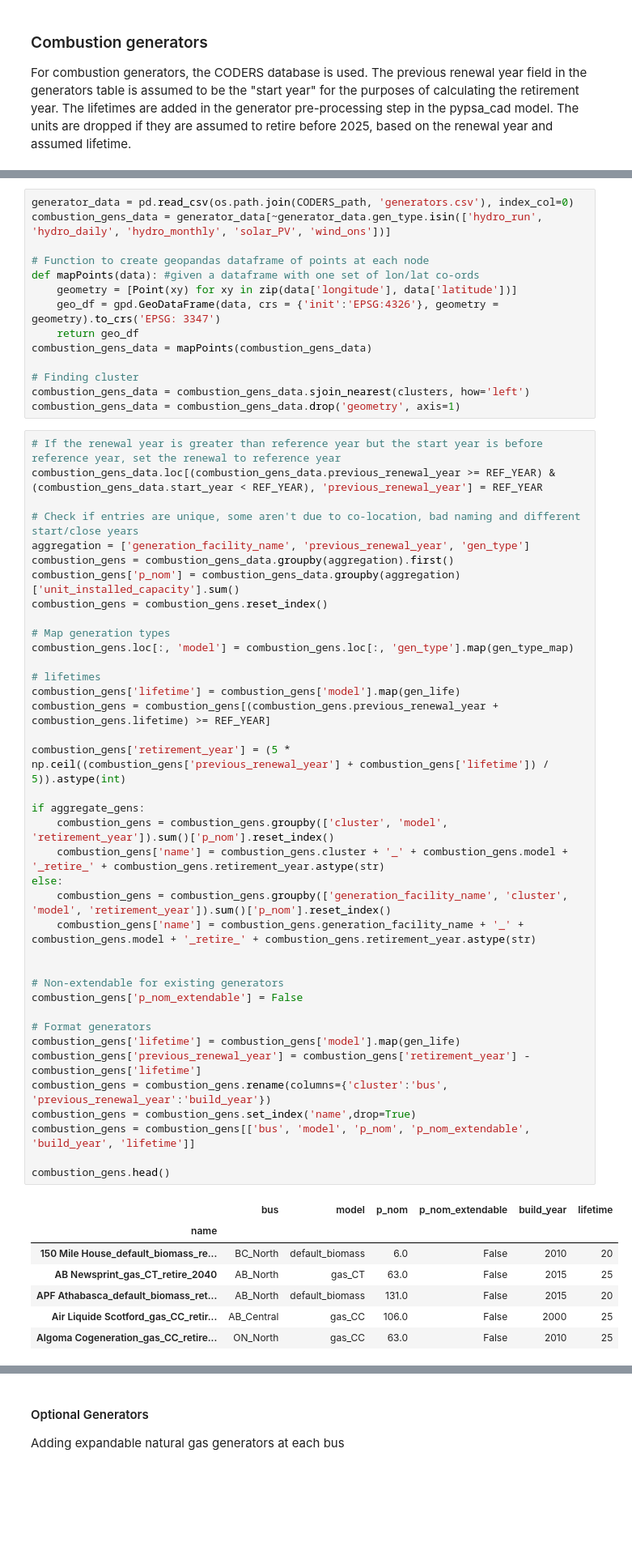
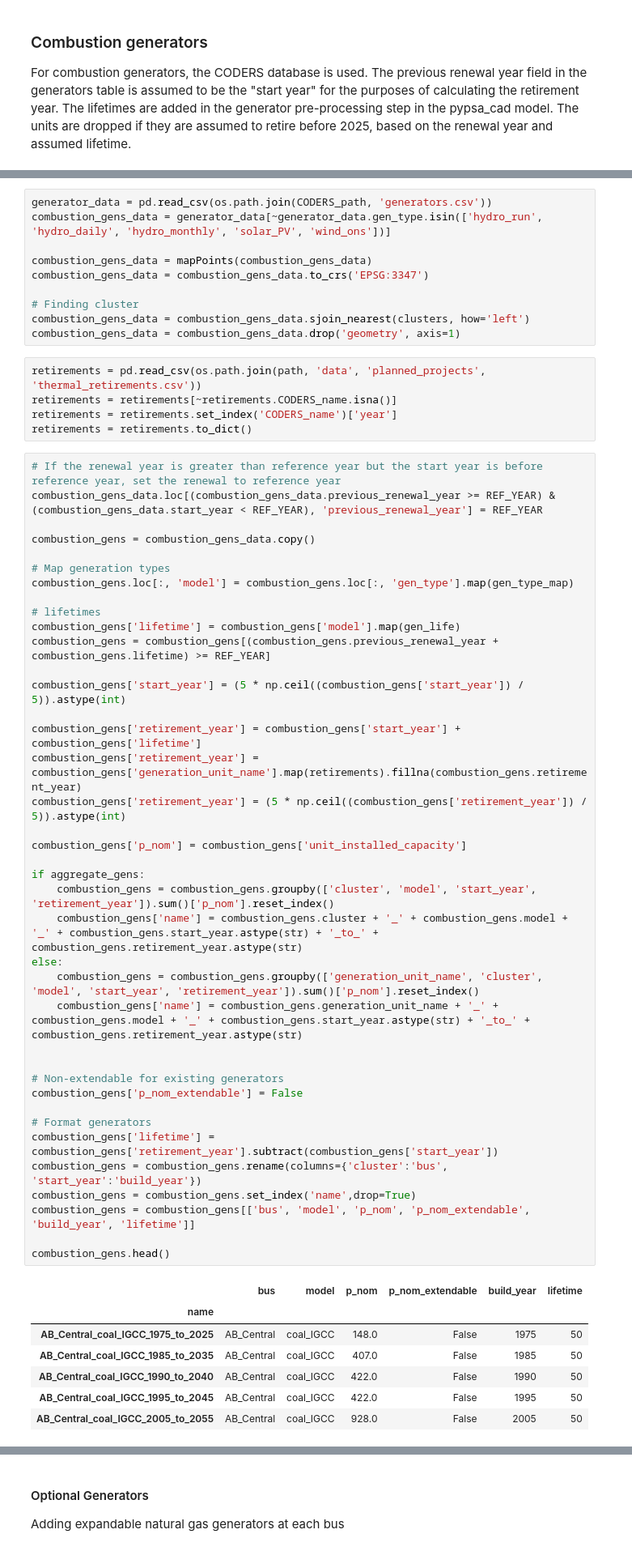
Before and after one commit to NRCan/pypsa-canada-national, a Jupyter notebook: 4 - Create Model.ipynb, the cells around one changed output, grey strips where cells are left out. Shown at 81% size. Cells and saved outputs as stored; diff of their text form; blank space fills up the shorter version.

Commit message:
added planned projects/retirements list and methodology in workflow

```diff
--- a/4 - Create Model.ipynb
+++ b/4 - Create Model.ipynb
@@ -79,62 +80,64 @@ gen_life = {
     'default_oil': 40
 }
 # %%
-generator_data = pd.read_csv(os.path.join(CODERS_path, 'generators.csv'), index_col=0)
+generator_data = pd.read_csv(os.path.join(CODERS_path, 'generators.csv'))
 combustion_gens_data = generator_data[~generator_data.gen_type.isin(['hydro_run', 'hydro_daily', 'hydro_monthly', 'solar_PV', 'wind_ons'])]
 
-# Function to create geopandas dataframe of points at each node
-def mapPoints(data): #given a dataframe with one set of lon/lat co-ords
-    geometry = [Point(xy) for xy in zip(data['longitude'], data['latitude'])]
-    geo_df = gpd.GeoDataFrame(data, crs = {'init':'EPSG:4326'}, geometry = geometry).to_crs('EPSG: 3347')
-    return geo_df
 combustion_gens_data = mapPoints(combustion_gens_data)
+combustion_gens_data = combustion_gens_data.to_crs('EPSG:3347')
 
 # Finding cluster
 combustion_gens_data = combustion_gens_data.sjoin_nearest(clusters, how='left')
 combustion_gens_data = combustion_gens_data.drop('geometry', axis=1)
+# %%
+retirements = pd.read_csv(os.path.join(path, 'data', 'planned_projects', 'thermal_retirements.csv'))
+retirements = retirements[~retirements.CODERS_name.isna()]
+retirements = retirements.set_index('CODERS_name')['year']
+retirements = retirements.to_dict()
 # %%
 # If the renewal year is greater than reference year but the start year is before reference year, set the renewal to reference year
 combustion_gens_data.loc[(combustion_gens_data.previous_renewal_year >= REF_YEAR) & (combustion_gens_data.start_year < REF_YEAR), 'previous_renewal_year'] = REF_YEAR
 
-# Check if entries are unique, some aren't due to co-location, bad naming and different start/close years
-aggregation = ['generation_facility_name', 'previous_renewal_year', 'gen_type']
-combustion_gens = combustion_gens_data.groupby(aggregation).first()
-combustion_gens['p_nom'] = combustion_gens_data.groupby(aggregation)['unit_installed_capacity'].sum()
-combustion_gens = combustion_gens.reset_index()
+combustion_gens = combustion_gens_data.copy()
 
 # Map generation types
 combustion_gens.loc[:, 'model'] = combustion_gens.loc[:, 'gen_type'].map(gen_type_map)
 
 # lifetimes
 combustion_gens['lifetime'] = combustion_gens['model'].map(gen_life)
 combustion_gens = combustion_gens[(combustion_gens.previous_renewal_year + combustion_gens.lifetime) >= REF_YEAR]
 
-combustion_gens['retirement_year'] = (5 * np.ceil((combustion_gens['previous_renewal_year'] + combustion_gens['lifetime']) / 5)).astype(int)
+combustion_gens['start_year'] = (5 * np.ceil((combustion_gens['start_year']) / 5)).astype(int)
+
+combustion_gens['retirement_year'] = combustion_gens['start_year'] + combustion_gens['lifetime']
+combustion_gens['retirement_year'] = combustion_gens['generation_unit_name'].map(retirements).fillna(combustion_gens.retirement_year)
+combustion_gens['retirement_year'] = (5 * np.ceil((combustion_gens['retirement_year']) / 5)).astype(int)
+
+combustion_gens['p_nom'] = combustion_gens['unit_installed_capacity']
 
 if aggregate_gens:
-    combustion_gens = combustion_gens.groupby(['cluster', 'model', 'retirement_year']).sum()['p_nom'].reset_index()
-    combustion_gens['name'] = combustion_gens.cluster + '_' + combustion_gens.model + '_retire_' + combustion_gens.retirement_year.astype(str)
+    combustion_gens = combustion_gens.groupby(['cluster', 'model', 'start_year', 'retirement_year']).sum()['p_nom'].reset_index()
+    combustion_gens['name'] = combustion_gens.cluster + '_' + combustion_gens.model + '_' + combustion_gens.start_year.astype(str) + '_to_' + combustion_gens.retirement_year.astype(str)
 else:
-    combustion_gens = combustion_gens.groupby(['generation_facility_name', 'cluster', 'model', 'retirement_year']).sum()['p_nom'].reset_index()
-    combustion_gens['name'] = combustion_gens.generation_facility_name + '_' + combustion_gens.model + '_retire_' + combustion_gens.retirement_year.astype(str)
+    combustion_gens = combustion_gens.groupby(['generation_unit_name', 'cluster', 'model', 'start_year', 'retirement_year']).sum()['p_nom'].reset_index()
+    combustion_gens['name'] = combustion_gens.generation_unit_name + '_' + combustion_gens.model + '_' + combustion_gens.start_year.astype(str) + '_to_' + combustion_gens.retirement_year.astype(str)
 
 
 # Non-extendable for existing generators
 combustion_gens['p_nom_extendable'] = False
 
 # Format generators
-combustion_gens['lifetime'] = combustion_gens['model'].map(gen_life)
-combustion_gens['previous_renewal_year'] = combustion_gens['retirement_year'] - combustion_gens['lifetime']
-combustion_gens = combustion_gens.rename(columns={'cluster':'bus', 'previous_renewal_year':'build_year'})
+combustion_gens['lifetime'] = combustion_gens['retirement_year'].subtract(combustion_gens['start_year'])
+combustion_gens = combustion_gens.rename(columns={'cluster':'bus', 'start_year':'build_year'})
 combustion_gens = combustion_gens.set_index('name',drop=True)
 combustion_gens = combustion_gens[['bus', 'model', 'p_nom', 'p_nom_extendable', 'build_year', 'lifetime']]
 
 combustion_gens.head()
 # %% [output]
 |  | bus | model | p_nom | p_nom_extendable | build_year | lifetime |
 | name |  |  |  |  |  |  |
-| 150 Mile House_default_biomass_re... | BC_North | default_biomass | 6.0 | False | 2010 | 20 |
-| AB Newsprint_gas_CT_retire_2040 | AB_North | gas_CT | 63.0 | False | 2015 | 25 |
-| APF Athabasca_default_biomass_ret... | AB_North | default_biomass | 131.0 | False | 2015 | 20 |
-| Air Liquide Scotford_gas_CC_retir... | AB_Central | gas_CC | 106.0 | False | 2000 | 25 |
-| Algoma Cogeneration_gas_CC_retire... | ON_North | gas_CC | 63.0 | False | 2010 | 25 |
+| AB_Central_coal_IGCC_1975_to_2025 | AB_Central | coal_IGCC | 148.0 | False | 1975 | 50 |
+| AB_Central_coal_IGCC_1985_to_2035 | AB_Central | coal_IGCC | 407.0 | False | 1985 | 50 |
+| AB_Central_coal_IGCC_1990_to_2040 | AB_Central | coal_IGCC | 422.0 | False | 1990 | 50 |
+| AB_Central_coal_IGCC_1995_to_2045 | AB_Central | coal_IGCC | 422.0 | False | 1995 | 50 |
+| AB_Central_coal_IGCC_2005_to_2055 | AB_Central | coal_IGCC | 928.0 | False | 2005 | 50 |
```
Also changed, not shown: parts of 6 cells of this notebook, 2 other files.
